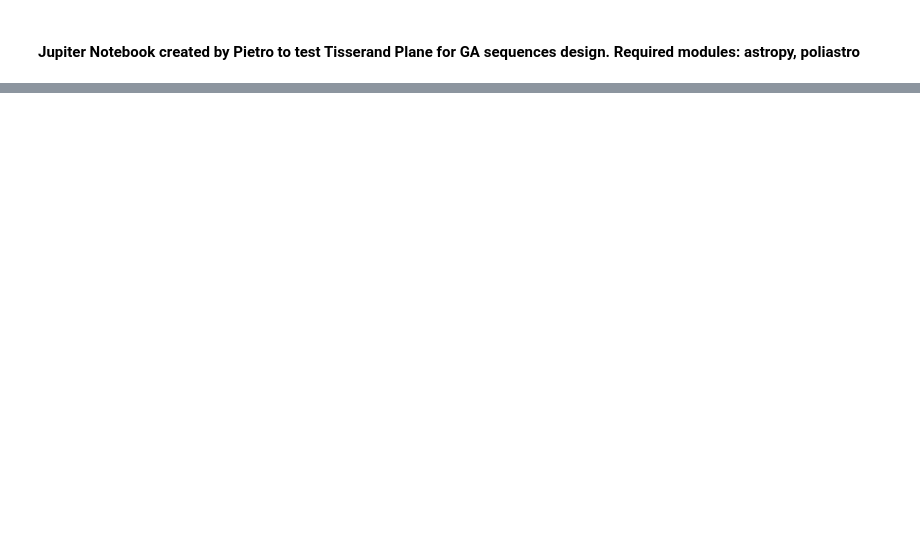
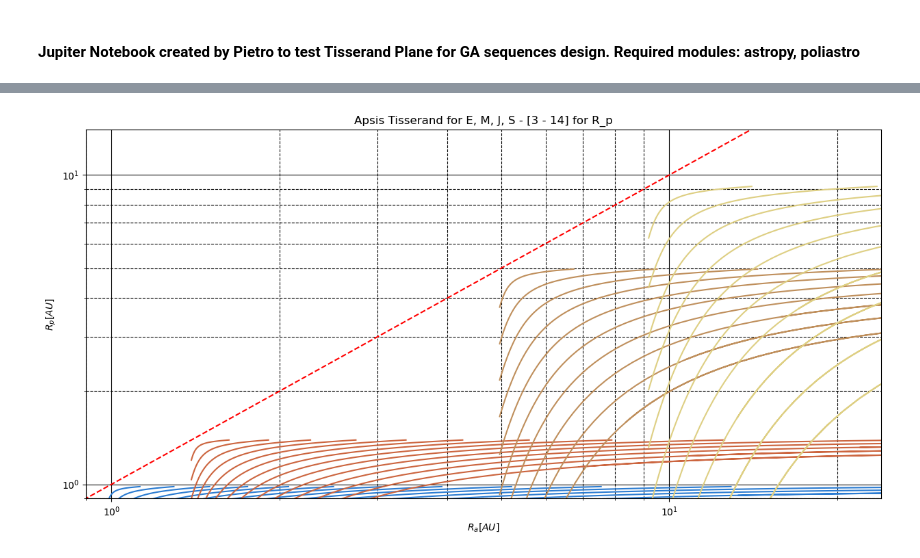
Before and after one commit to PeterCalifano/EPOPEA_project_repo, a Jupyter notebook: MA/TisserandPlaneTest.ipynb, the cells around one changed output, grey strips where cells are left out. Drawn from its saved outputs; the diff is of its cells as text; code cells hidden in the pictures; blank space fills up the shorter version.

```diff
--- a/MA/TisserandPlaneTest.ipynb
+++ b/MA/TisserandPlaneTest.ipynb
@@ -97,0 +242,36 @@ TisserandKind.APSIS     TisserandKind.ENERGY    TisserandKind.PERIOD
+# %%
+# MARS, EARTH, VENUS, JUPITER, SATURN
+# Prellocate Tisserand figure
+fig, ax = plt.subplots(1, 1, figsize=(15, 7))
+ax.set_title("Apsis Tisserand for E, M, J, S - [3 - 14] for R_p")
+ax.set_xlabel("$R_{a} [AU]$")
+ax.set_ylabel("$R_{p} [AU]$")
+ax.set_xscale("log")
+ax.set_yscale("log")
+ax.set_xlim((0.9, 24))
+ax.set_ylim((0.9, 14))
+
+ax.grid(b=True, which='major', color='k', linestyle='-', linewidth=0.8)
+
+ax.grid(b=True, which='minor', color='k', linestyle='--', linewidth=0.8)
+
+# Build tisserand
+# APSIS: R_p vs R_a
+# ENERGY: R_p vs Helio Specific Energy
+# PERIOD: vs PERIOD
+tp = TisserandPlotter(axes=ax, kind=TisserandKind.APSIS)
+
+# Show perfect circular orbits
+r = np.linspace(0.5, 15) * u.AU
+tp.ax.plot(r, r, linestyle="--", color="red")
+
+# Generate lines for inner planets
+for planet in SS_BODIES_INNER:
+    tp.plot(planet, (1, 14) * u.km / u.s, num_contours=14)
+
+# Generate lines for outter planets
+for planet in SS_BODIES_OUTER:
+    if planet == Jupiter or planet == Saturn:
+        tp.plot(planet, (1, 10) * u.km / u.s, num_contours=10) #Specify number and value of V_inf for <planet> entry
+# %% [output]
+[figure, added]
```
Also changed, not shown: parts of 3 cells of this notebook, 6 other files.
